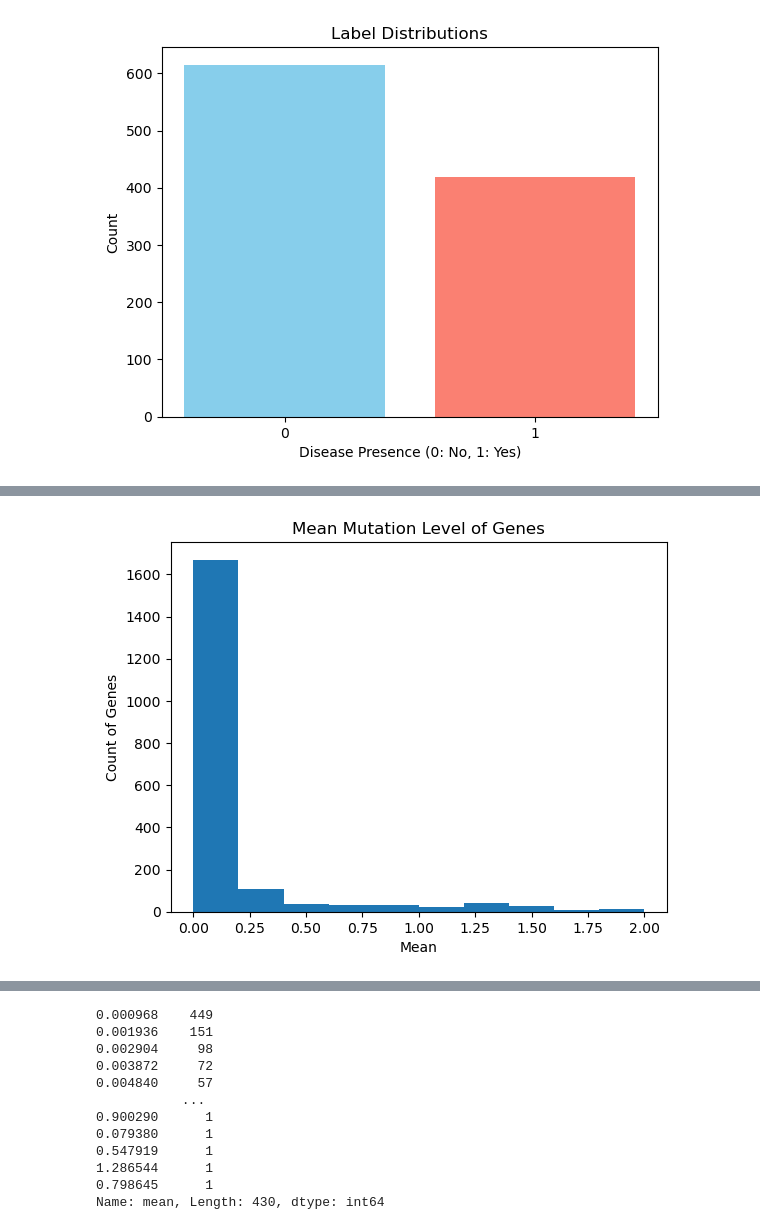
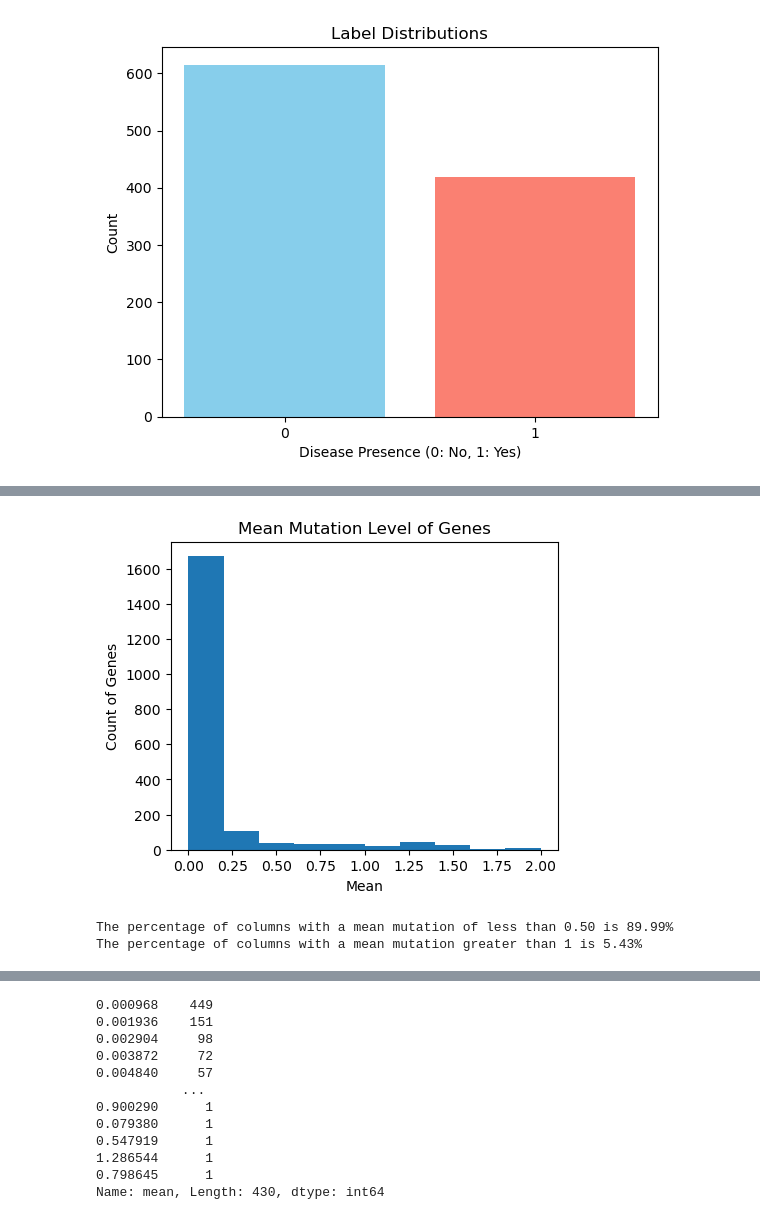
Before and after one commit to rocreguant/data-augmentation-genetics, a Jupyter notebook: Data Augmentation - Final.ipynb, the cells around one changed output, grey strips where cells are left out. Saved outputs shown, nothing was run; the diff lists cells and outputs as text; code cells hidden in the pictures.

```diff
--- a/Data Augmentation - Final.ipynb
+++ b/Data Augmentation - Final.ipynb
@@ -104,13 +124,20 @@ The means of each column of genes were visualised.
 # %%
 means = df.drop(columns = 'label').describe().iloc[1]
 
-fig, ax = plt.subplots()
+fig, ax = plt.subplots(figsize=(5, 4))
 
 ax.hist(means)
 ax.set_title('Mean Mutation Level of Genes')
 ax.set_xlabel('Mean')
 ax.set_ylabel('Count of Genes')
 
 plt.show()
+
+small_means_pct = len(means[means <= .5])/len(means)*100
+large_means_pct = len(means[means > 1])/len(means)*100
+print(f"The percentage of columns with a mean mutation of less than 0.50 is {small_means_pct:.2f}%")
+print(f"The percentage of columns with a mean mutation greater than 1 is {large_means_pct:.2f}%")
 # %% [output]
-[figure, old version]
+[figure, new version]
+The percentage of columns with a mean mutation of less than 0.50 is 89.99%
+The percentage of columns with a mean mutation greater than 1 is 5.43%
```
Also changed, not shown: parts of 58 cells of this notebook.
